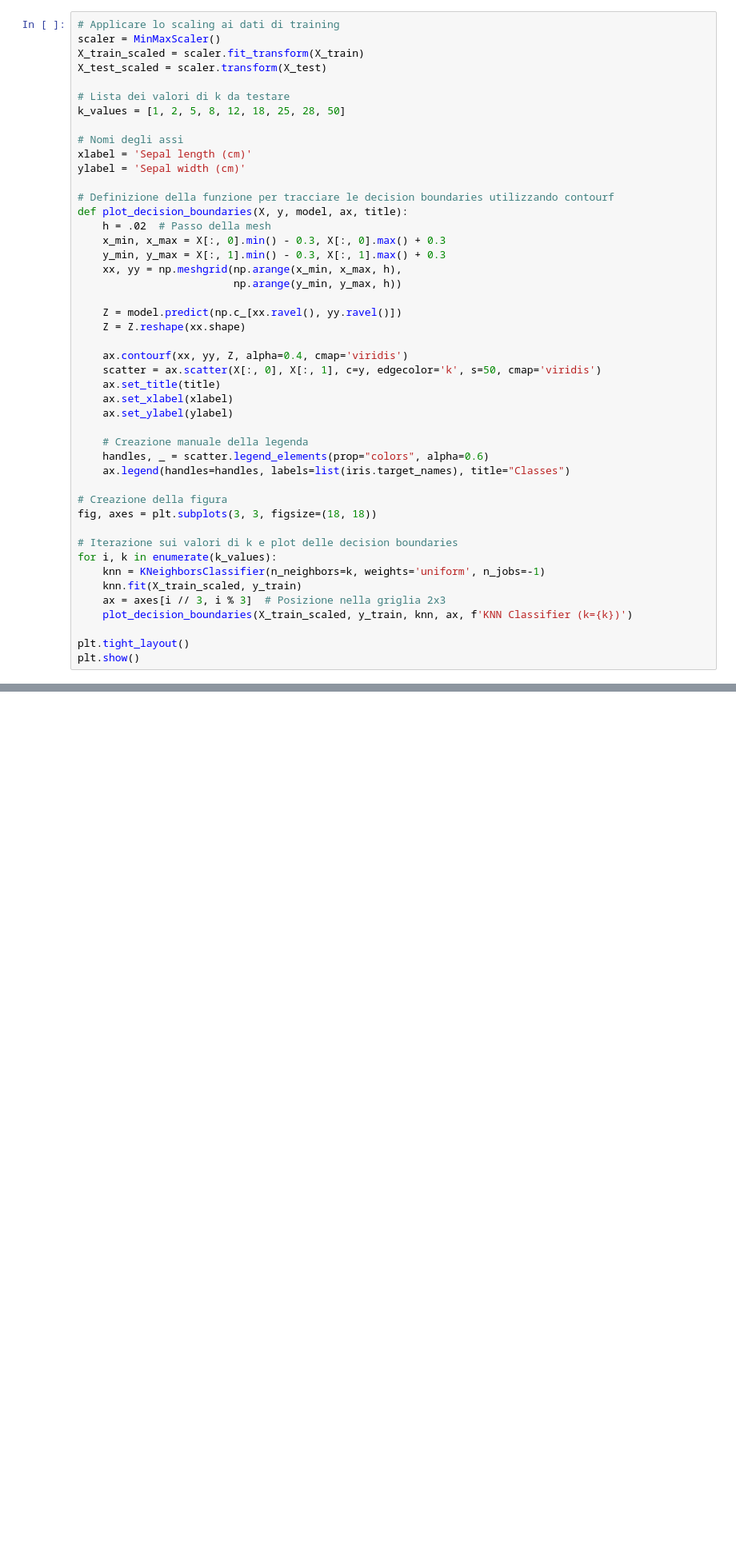
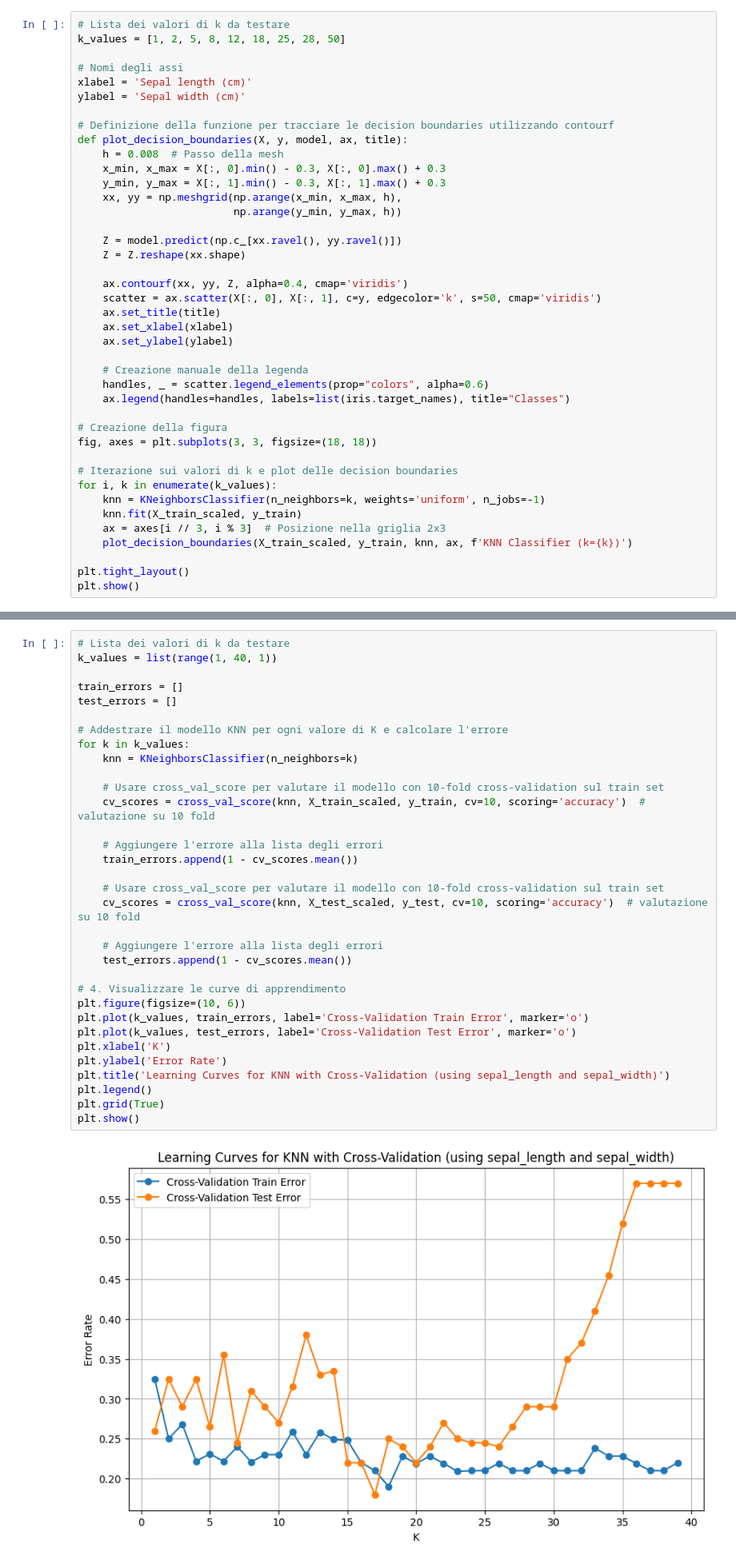
Before and after one commit to lorenzo-arcioni/MachineLearning-training, a Jupyter notebook: Algorithms/KNN/Notebooks/scelta_ottimale_k.ipynb, the cells around one changed output, grey strips where cells are left out. Shown at 80% size. Saved outputs shown, nothing was run; the diff lists cells and outputs as text; blank space fills up the shorter version.

```diff
--- a/Algorithms/KNN/Notebooks/scelta_ottimale_k.ipynb
+++ b/Algorithms/KNN/Notebooks/scelta_ottimale_k.ipynb
@@ -88,9 +108,4 @@ K: 18, accuracy: 0.8099999999999999
 # %%
-# Applicare lo scaling ai dati di training
-scaler = MinMaxScaler()
-X_train_scaled = scaler.fit_transform(X_train)
-X_test_scaled = scaler.transform(X_test)
-
 # Lista dei valori di k da testare
 k_values = [1, 2, 5, 8, 12, 18, 25, 28, 50]
 
@@ -100,7 +115,7 @@ ylabel = 'Sepal width (cm)'
 
 # Definizione della funzione per tracciare le decision boundaries utilizzando contourf
 def plot_decision_boundaries(X, y, model, ax, title):
-    h = .02  # Passo della mesh
+    h = 0.008  # Passo della mesh
     x_min, x_max = X[:, 0].min() - 0.3, X[:, 0].max() + 0.3
     y_min, y_max = X[:, 1].min() - 0.3, X[:, 1].max() + 0.3
     xx, yy = np.meshgrid(np.arange(x_min, x_max, h),
@@ -135,0 +183,35 @@ plt.show()
+# %%
+# Lista dei valori di k da testare
+k_values = list(range(1, 40, 1))
+
+train_errors = []
+test_errors = []
+
+# Addestrare il modello KNN per ogni valore di K e calcolare l'errore
+for k in k_values:
+    knn = KNeighborsClassifier(n_neighbors=k)
+
+    # Usare cross_val_score per valutare il modello con 10-fold cross-validation sul train set
+    cv_scores = cross_val_score(knn, X_train_scaled, y_train, cv=10, scoring='accuracy')  # valutazione su 10 fold
+
+    # Aggiungere l'errore alla lista degli errori
+    train_errors.append(1 - cv_scores.mean())
+
+    # Usare cross_val_score per valutare il modello con 10-fold cross-validation sul train set
+    cv_scores = cross_val_score(knn, X_test_scaled, y_test, cv=10, scoring='accuracy')  # valutazione su 10 fold
+
+    # Aggiungere l'errore alla lista degli errori
+    test_errors.append(1 - cv_scores.mean())
+
+# 4. Visualizzare le curve di apprendimento
+plt.figure(figsize=(10, 6))
+plt.plot(k_values, train_errors, label='Cross-Validation Train Error', marker='o')
+plt.plot(k_values, test_errors, label='Cross-Validation Test Error', marker='o')
+plt.xlabel('K')
+plt.ylabel('Error Rate')
+plt.title('Learning Curves for KNN with Cross-Validation (using sepal_length and sepal_width)')
+plt.legend()
+plt.grid(True)
+plt.show()
+# %% [output]
+[figure, added]
```
Also changed, not shown: parts of 4 cells of this notebook, 9 other files.
